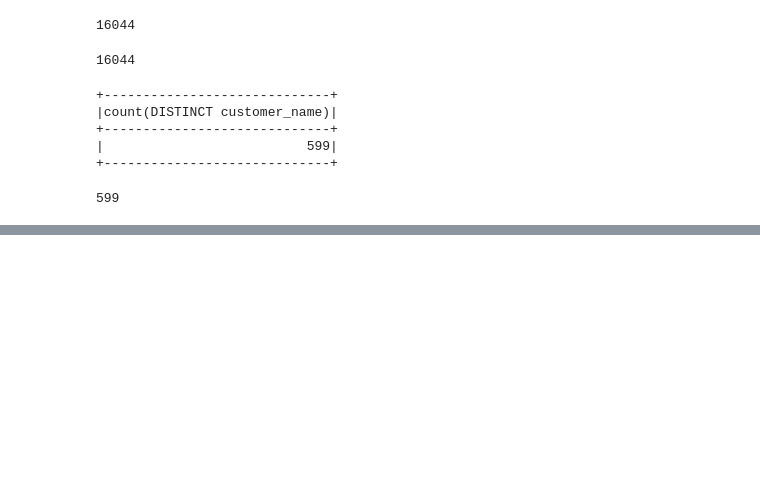
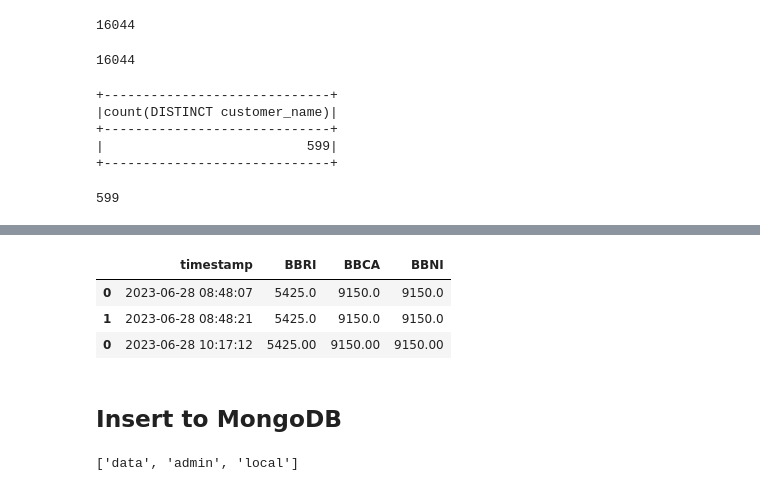
Before and after one commit to mhaniffajari/Pyspark-for-Data-Engineer, a Jupyter notebook: Pyspark for Data Engineer.ipynb, the cells around one changed output, grey strips where cells are left out. Saved outputs shown, nothing was run; the diff lists cells and outputs as text; code cells hidden in the pictures; blank space fills up the shorter version.

```diff
--- a/Pyspark for Data Engineer.ipynb
+++ b/Pyspark for Data Engineer.ipynb
@@ -496,0 +546,15 @@ mart_customer.write.jdbc(url=url, table="mart_customer", mode=mode, properties=p
+# %%
+df['timestamp'] = pd.to_datetime(df['timestamp'])
+# %%
+df_stg['timestamp'] = pd.to_datetime(df_stg['timestamp'])
+# %%
+df_stg = df_stg[df_stg['timestamp']>df['timestamp'].max()]
+# %%
+df = df.append(df_stg)
+# %%
+df
+# %% [output]
+|  | timestamp | BBRI | BBCA | BBNI |
+| 0 | 2023-06-28 08:48:07 | 5425.0 | 9150.0 | 9150.0 |
+| 1 | 2023-06-28 08:48:21 | 5425.0 | 9150.0 | 9150.0 |
+| 0 | 2023-06-28 10:17:12 | 5425.00 | 9150.00 | 9150.00 |
@@ -496,0 +563,2 @@ mart_customer.write.jdbc(url=url, table="mart_customer", mode=mode, properties=p
+# %% [markdown]
+## Insert to MongoDB
@@ -496,0 +569,4 @@ mart_customer.write.jdbc(url=url, table="mart_customer", mode=mode, properties=p
+# %%
+client.list_database_names()
+# %% [output]
+['data', 'admin', 'local']
```
Also changed, not shown: parts of 21 cells of this notebook, 1 other file.
